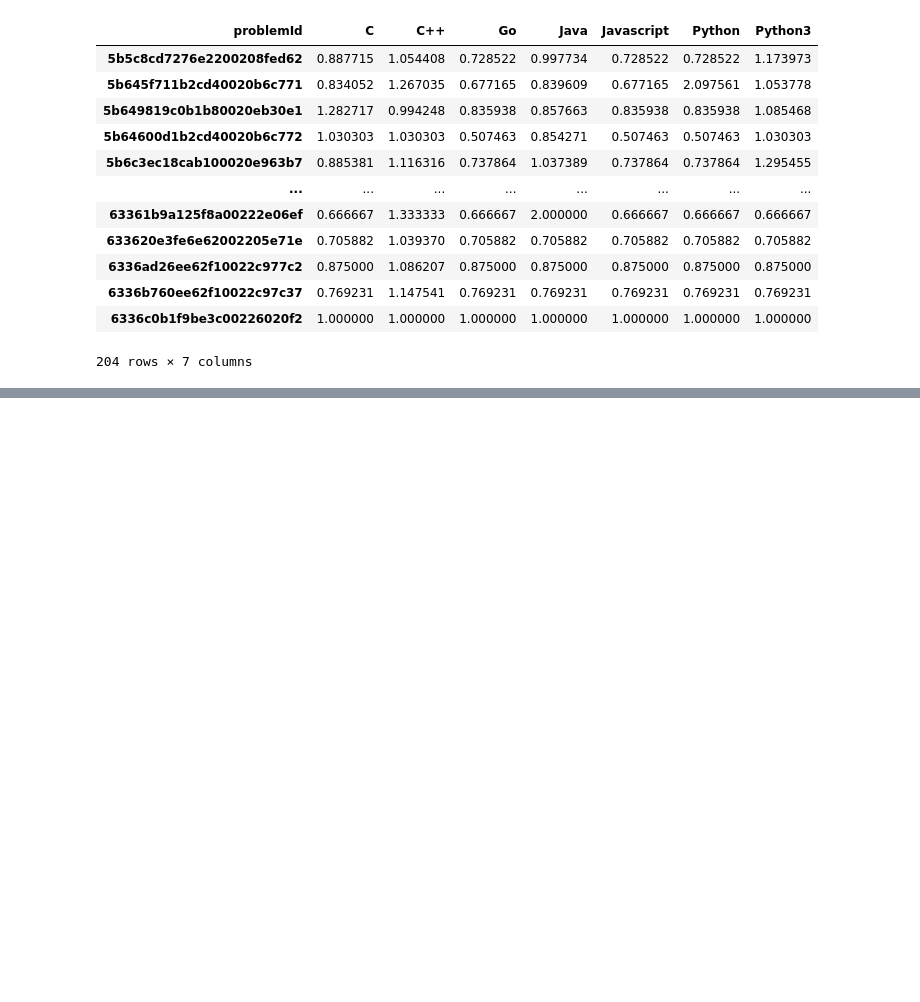
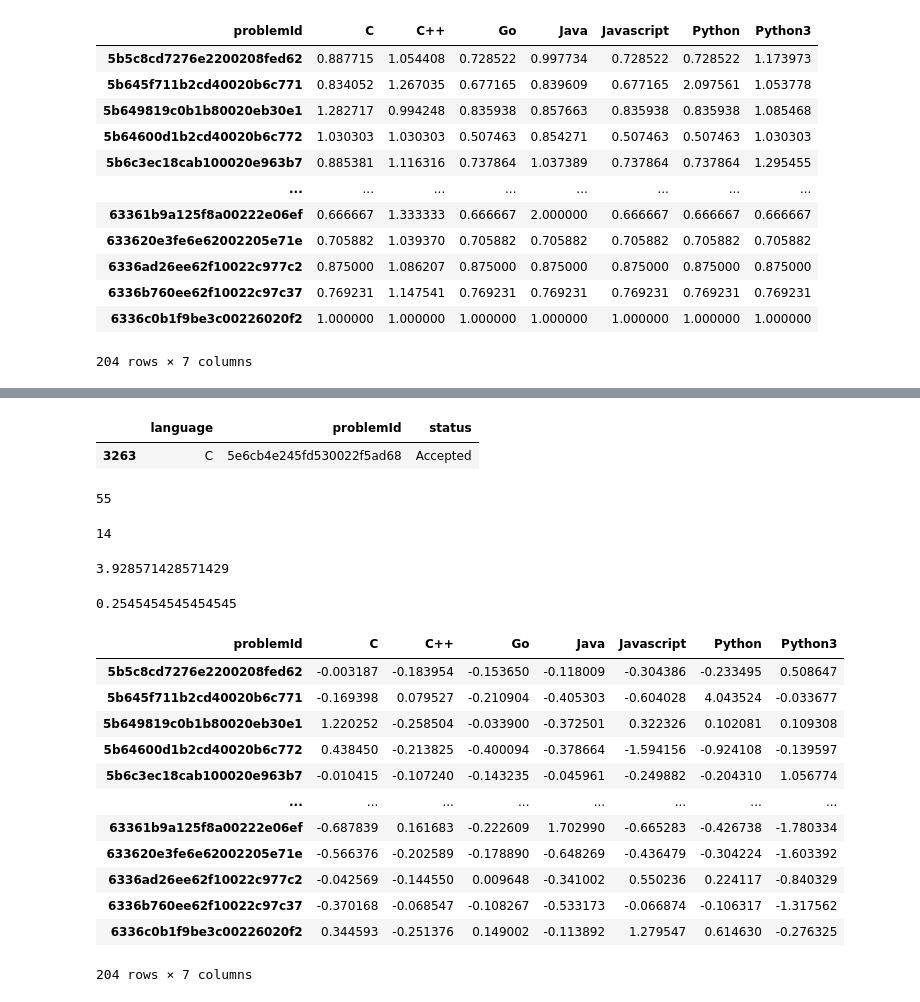
Before and after one commit to siesgstarena/synapse, a Jupyter notebook: notebooks/EDA/preprocessing.ipynb, the cells around one changed output, grey strips where cells are left out. Saved outputs shown, nothing was run; the diff lists cells and outputs as text; code cells hidden in the pictures; blank space fills up the shorter version.

```diff
--- a/notebooks/EDA/preprocessing.ipynb
+++ b/notebooks/EDA/preprocessing.ipynb
@@ -621,0 +652,21 @@ x
+# %%
+df[(df['problemId'] == '5e6cb4e245fd530022f5ad68') & (df['language'] == 'C')]
+# %% [output]
+|  | language | problemId | status |
+| 3263 | C | 5e6cb4e245fd530022f5ad68 | Accepted |
+# %%
+df[df['problemId'] == '5e6cb4e245fd530022f5ad68']['status'].count()
+# %% [output]
+55
+# %%
+df[(df['problemId'] == '5e6cb4e245fd530022f5ad68') & (df['status'] == 'Accepted')]['status'].count()
+# %% [output]
+14
+# %%
+1 / (1 +((14/55) - 1))
+# %% [output]
+3.928571428571429
+# %%
+14/55
+# %% [output]
+0.2545454545454545
@@ -621,0 +677,18 @@ x
+# %%
+normalized_df=(x-x.mean())/x.std()
+# %%
+normalized_df
+# %% [output]
+| problemId | C | C++ | Go | Java | Javascript | Python | Python3 |
+| 5b5c8cd7276e2200208fed62 | -0.003187 | -0.183954 | -0.153650 | -0.118009 | -0.304386 | -0.233495 | 0.508647 |
+| 5b645f711b2cd40020b6c771 | -0.169398 | 0.079527 | -0.210904 | -0.405303 | -0.604028 | 4.043524 | -0.033677 |
+| 5b649819c0b1b80020eb30e1 | 1.220252 | -0.258504 | -0.033900 | -0.372501 | 0.322326 | 0.102081 | 0.109308 |
+| 5b64600d1b2cd40020b6c772 | 0.438450 | -0.213825 | -0.400094 | -0.378664 | -1.594156 | -0.924108 | -0.139597 |
+| 5b6c3ec18cab100020e963b7 | -0.010415 | -0.107240 | -0.143235 | -0.045961 | -0.249882 | -0.204310 | 1.056774 |
+| ... | ... | ... | ... | ... | ... | ... | ... |
+| 63361b9a125f8a00222e06ef | -0.687839 | 0.161683 | -0.222609 | 1.702990 | -0.665283 | -0.426738 | -1.780334 |
+| 633620e3fe6e62002205e71e | -0.566376 | -0.202589 | -0.178890 | -0.648269 | -0.436479 | -0.304224 | -1.603392 |
+| 6336ad26ee62f10022c977c2 | -0.042569 | -0.144550 | 0.009648 | -0.341002 | 0.550236 | 0.224117 | -0.840329 |
+| 6336b760ee62f10022c97c37 | -0.370168 | -0.068547 | -0.108267 | -0.533173 | -0.066874 | -0.106317 | -1.317562 |
+| 6336c0b1f9be3c00226020f2 | 0.344593 | -0.251376 | 0.149002 | -0.113892 | 1.279547 | 0.614630 | -0.276325 |
+204 rows × 7 columns
```
Also changed, not shown: parts of 18 cells of this notebook, 5 other files.
